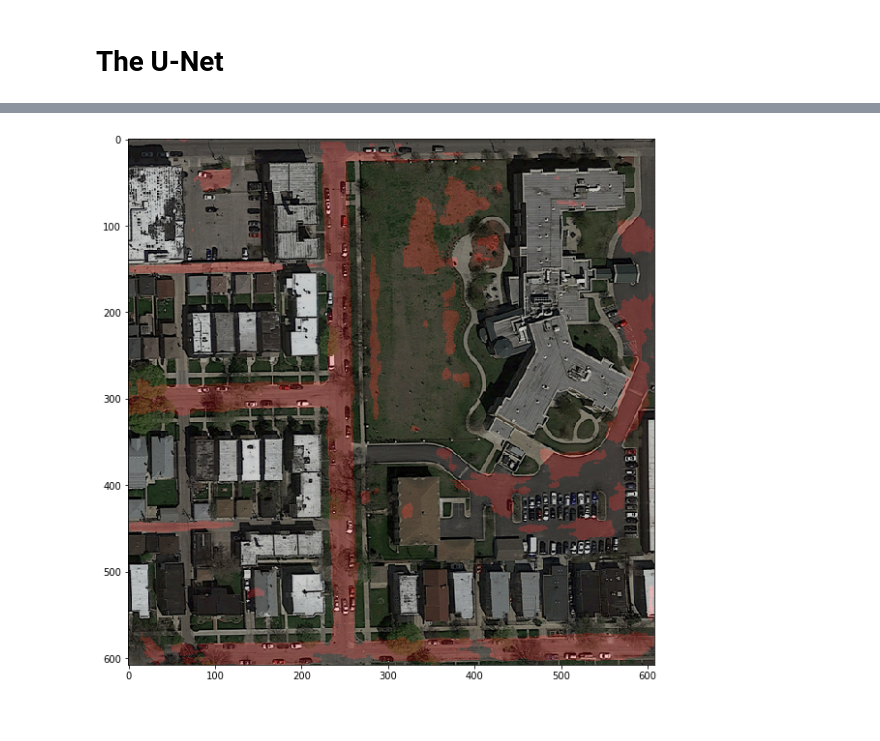
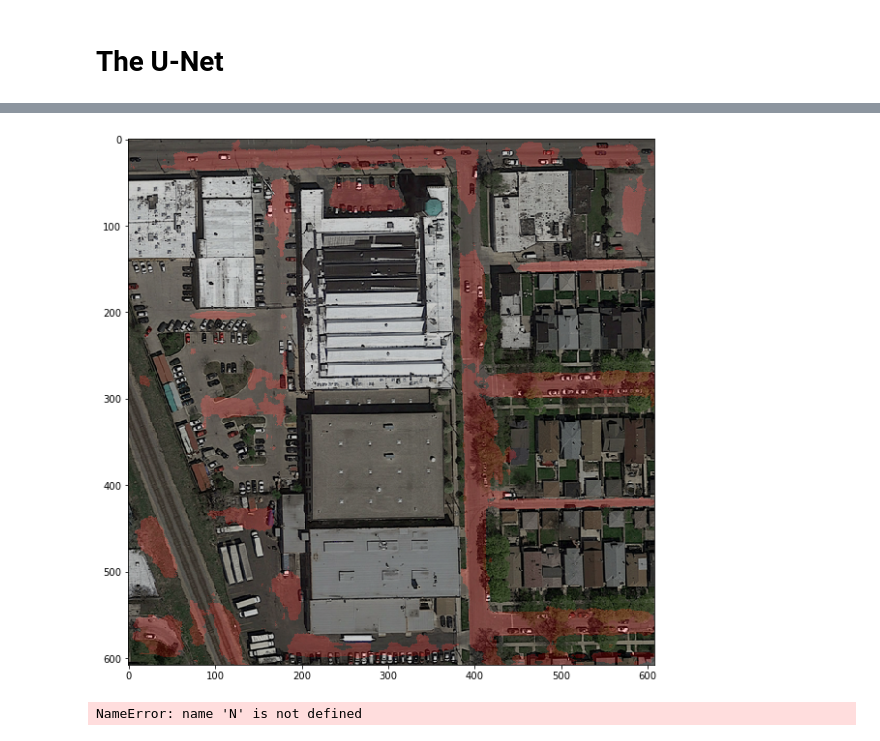
Before and after one commit to diegofiori/ML_RoadSegmentation, a Jupyter notebook: ML_notebook_Diego.ipynb, the cells around one changed output, grey strips where cells are left out. Cells and saved outputs as stored; diff of their text form; code cells hidden in the pictures.

```diff
--- a/ML_notebook_Diego.ipynb
+++ b/ML_notebook_Diego.ipynb
@@ -452,5 +451,7 @@ model = tc.load('Model_UNet/model_CPU.pt')
 # %%
-model = tc.load('Model_UNet/model_CPU_v2.pt')
+model = tc.load('Model_UNet/model_CPU.pt')
+# %%
+model = tc.load('Model_UNet/model_CPU_v3.pt')
 # %%
 # test on a image
 image = [imgs[4]]
@@ -483,7 +484,7 @@ def print_image_test(test_path, img_nb, model, do_prep=True):
     plt.figure(figsize=(10,10))
     plt.imshow(image)
 # %%
-print_image_test("test_set_images/", 2, model, do_prep=True)
+print_image_test("test_set_images/", 1, model, do_prep=True)
 # %% [output]
-[figure, old version]
+[figure, new version]
 # %%
@@ -537,7 +531,9 @@ for l in range(1,51):
     img_test = load_image(dir_test + files_test[0])
     imgs_test.append(img_test)
 # %%
-create_submission_UNet(imgs_test, model, 'third_submission.csv', do_preprocessing= True)
+create_submission_UNet("test_set_images/", model, 'third_submission.csv', do_preprocessing= True)
+# %% [output]
+NameError: name 'N' is not defined
 # %%
 n=90*3
 N=len(imgs)
```
Also changed, not shown: parts of 3 cells of this notebook.
